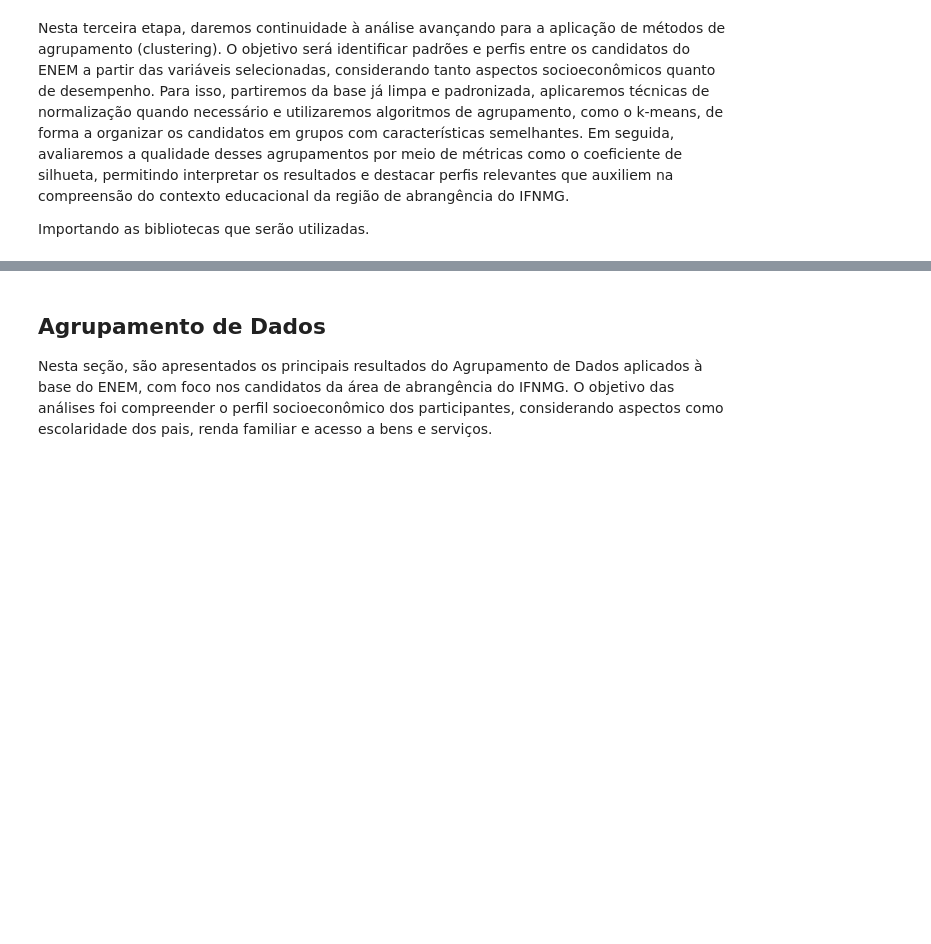
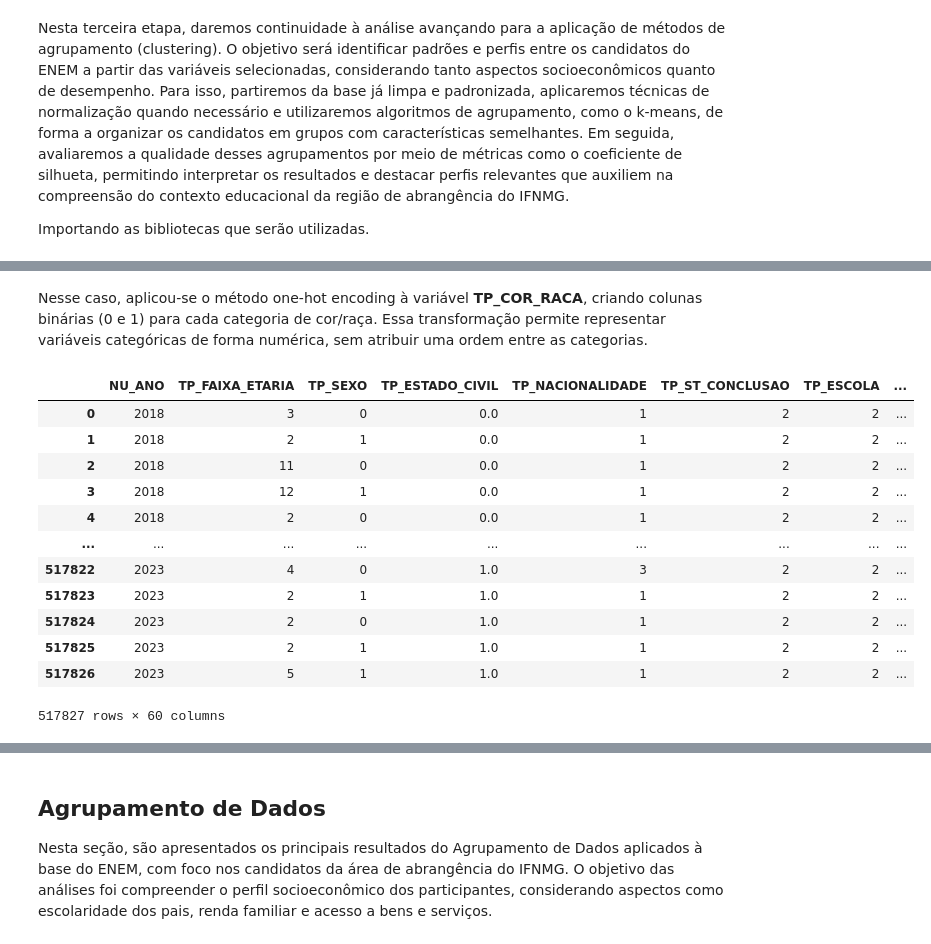
Before and after one commit to NandaLeal/TCC, a Jupyter notebook: TCC - FASE 3 .ipynb, the cells around one changed output, grey strips where cells are left out. Saved outputs shown, nothing was run; the diff lists cells and outputs as text; code cells hidden in the pictures; blank space fills up the shorter version.

```diff
--- a/TCC - FASE 3 .ipynb
+++ b/TCC - FASE 3 .ipynb
@@ -36,0 +82,19 @@ df_final
+# %% [markdown]
+Nesse caso, aplicou-se o método one-hot encoding à variável **TP_COR_RACA**, criando colunas binárias (0 e 1) para cada categoria de cor/raça. Essa transformação permite representar variáveis categóricas de forma numérica, sem atribuir uma ordem entre as categorias.
+# %%
+df_final = pd.get_dummies(df_final, columns=["TP_COR_RACA"], prefix="COR_RACA")
+df_final
+# %% [output]
+|  | NU_ANO | TP_FAIXA_ETARIA | TP_SEXO | TP_ESTADO_CIVIL | TP_NACIONALIDADE | TP_ST_CONCLUSAO | TP_ESCOLA | ... |
+| 0 | 2018 | 3 | 0 | 0.0 | 1 | 2 | 2 | ... |
+| 1 | 2018 | 2 | 1 | 0.0 | 1 | 2 | 2 | ... |
+| 2 | 2018 | 11 | 0 | 0.0 | 1 | 2 | 2 | ... |
+| 3 | 2018 | 12 | 1 | 0.0 | 1 | 2 | 2 | ... |
+| 4 | 2018 | 2 | 0 | 0.0 | 1 | 2 | 2 | ... |
+| ... | ... | ... | ... | ... | ... | ... | ... | ... |
+| 517822 | 2023 | 4 | 0 | 1.0 | 3 | 2 | 2 | ... |
+| 517823 | 2023 | 2 | 1 | 1.0 | 1 | 2 | 2 | ... |
+| 517824 | 2023 | 2 | 0 | 1.0 | 1 | 2 | 2 | ... |
+| 517825 | 2023 | 2 | 1 | 1.0 | 1 | 2 | 2 | ... |
+| 517826 | 2023 | 5 | 1 | 1.0 | 1 | 2 | 2 | ... |
+517827 rows × 60 columns
```
Also changed, not shown: parts of 16 cells of this notebook.
